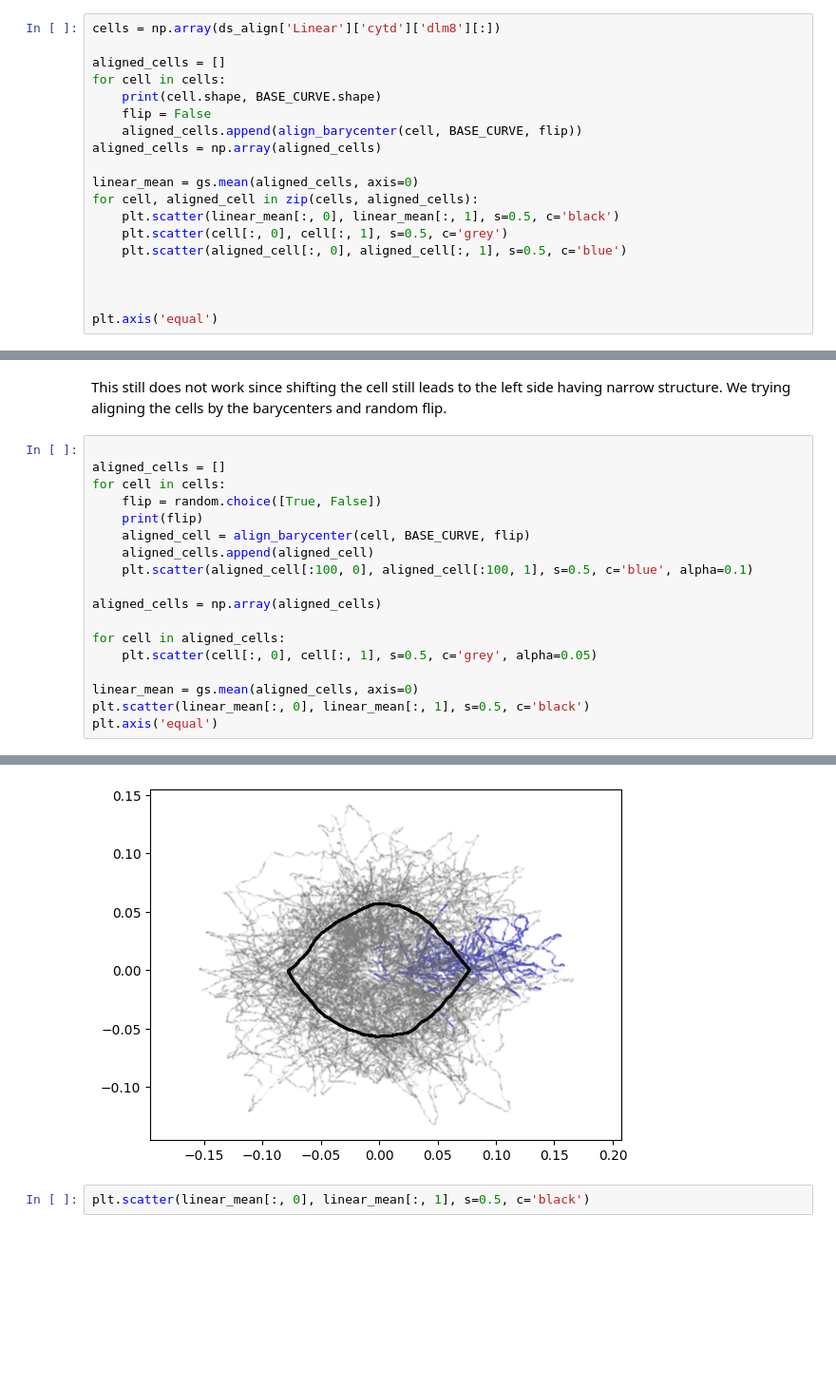
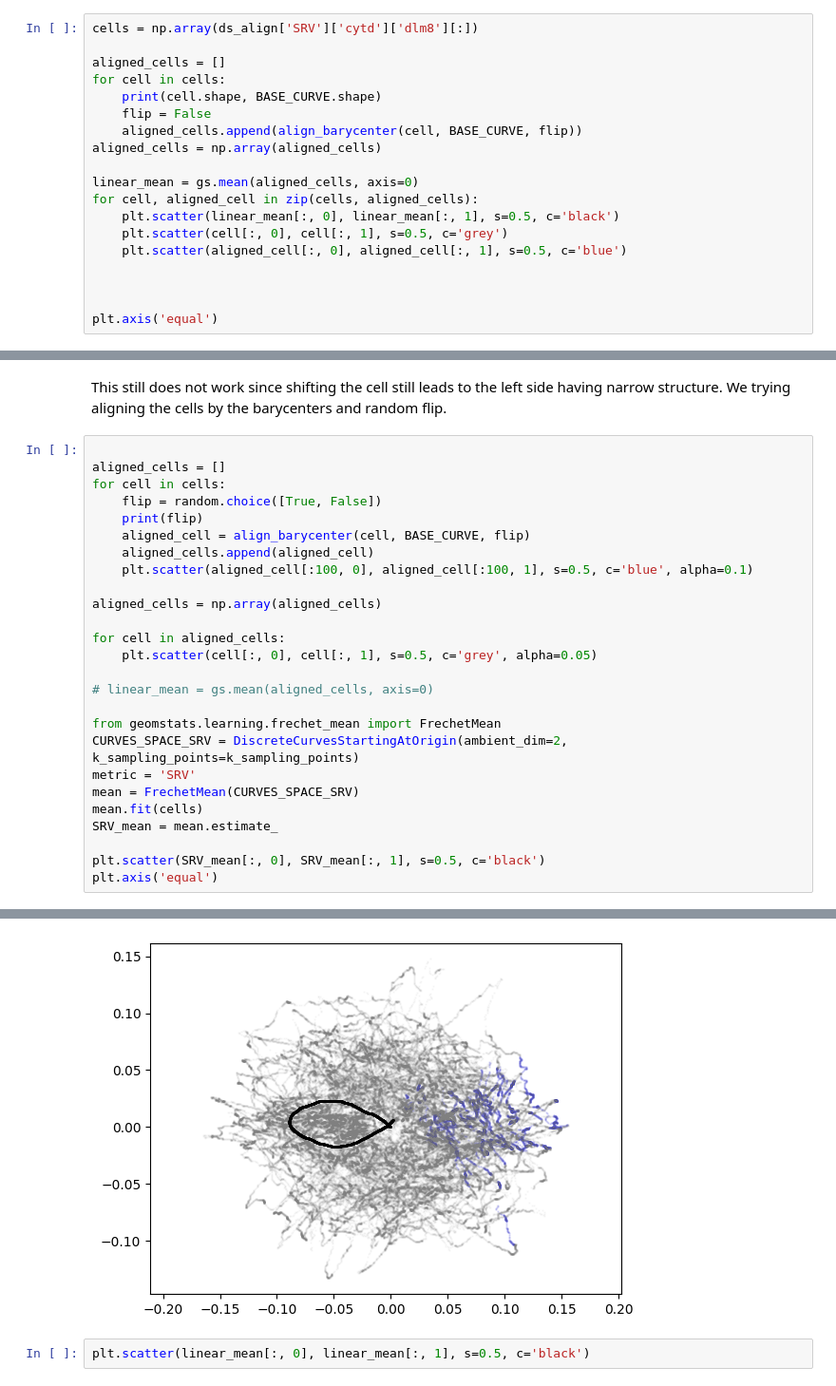
Before and after one commit to wxli0/dyn, a Jupyter notebook: dyn/notebooks/examine_alignment_osteosarcoma.ipynb, the cells around one changed output, grey strips where cells are left out. Shown at 95% size. Saved outputs shown, nothing was run; the diff lists cells and outputs as text; blank space fills up the shorter version.

```diff
--- a/dyn/notebooks/examine_alignment_osteosarcoma.ipynb
+++ b/dyn/notebooks/examine_alignment_osteosarcoma.ipynb
@@ -456,7 +456,7 @@ ds_align['SRV']['cytd']['dunn'][0].shape
 # %% [output]
 (1999, 2)
 # %%
-cells = np.array(ds_align['Linear']['cytd']['dlm8'][:])
+cells = np.array(ds_align['SRV']['cytd']['dlm8'][:])
 
 aligned_cells = []
 for cell in cells:
@@ -514,7 +514,15 @@ aligned_cells = np.array(aligned_cells)
 for cell in aligned_cells:
     plt.scatter(cell[:, 0], cell[:, 1], s=0.5, c='grey', alpha=0.05)
 
-linear_mean = gs.mean(aligned_cells, axis=0)
-plt.scatter(linear_mean[:, 0], linear_mean[:, 1], s=0.5, c='black')
+# linear_mean = gs.mean(aligned_cells, axis=0)
+
+from geomstats.learning.frechet_mean import FrechetMean
+CURVES_SPACE_SRV = DiscreteCurvesStartingAtOrigin(ambient_dim=2, k_sampling_points=k_sampling_points)
+metric = 'SRV'
+mean = FrechetMean(CURVES_SPACE_SRV)
+mean.fit(cells)
+SRV_mean = mean.estimate_
+
+plt.scatter(SRV_mean[:, 0], SRV_mean[:, 1], s=0.5, c='black')
 plt.axis('equal')
 # %% [output]
@@ -542,4 +550,4 @@ True
-[figure, old version]
+[figure, new version]
 # %%
 plt.scatter(linear_mean[:, 0], linear_mean[:, 1], s=0.5, c='black')
 # %% [output]
```
Also changed, not shown: parts of 2 cells of this notebook, 5 other files.
